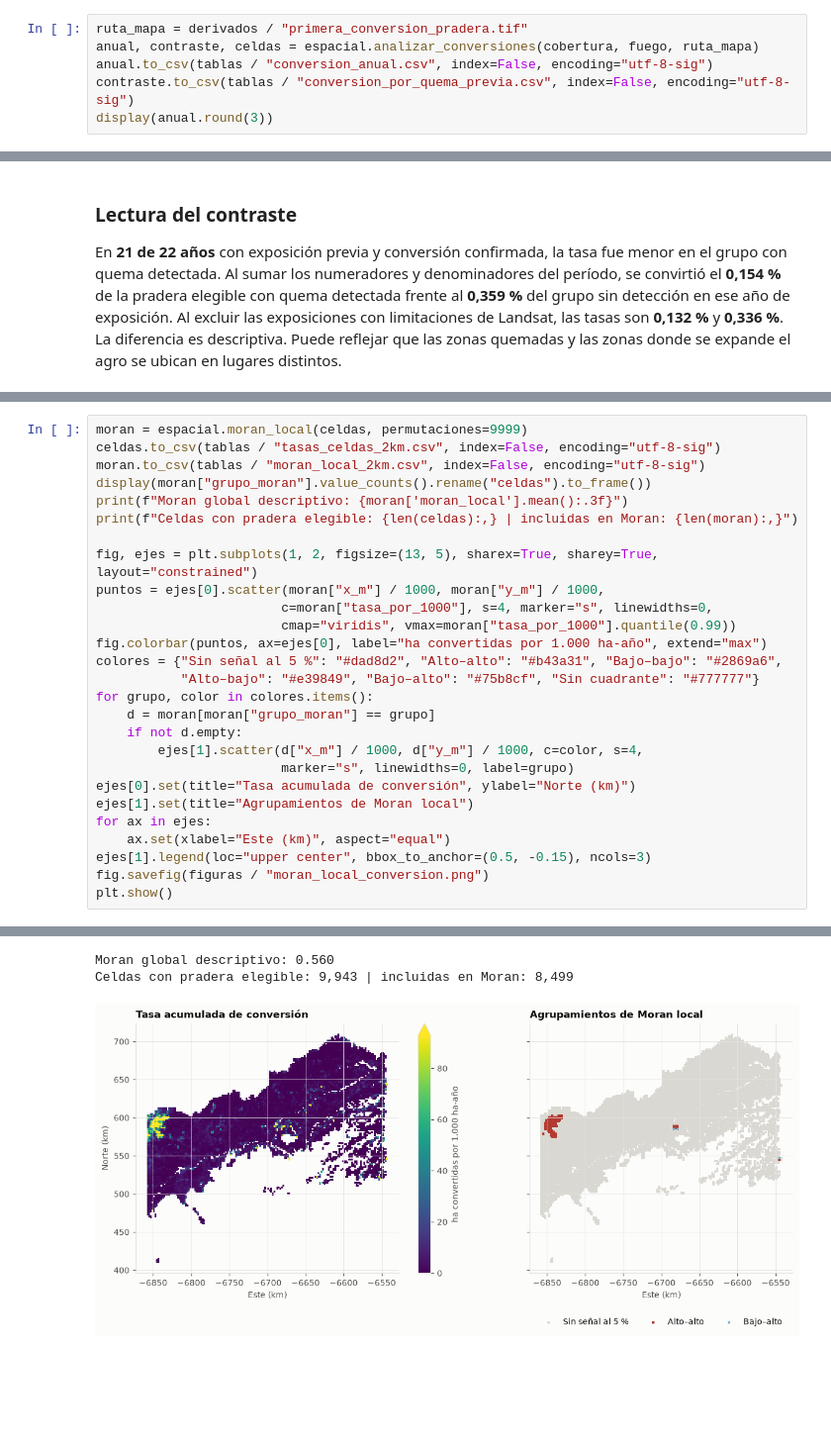
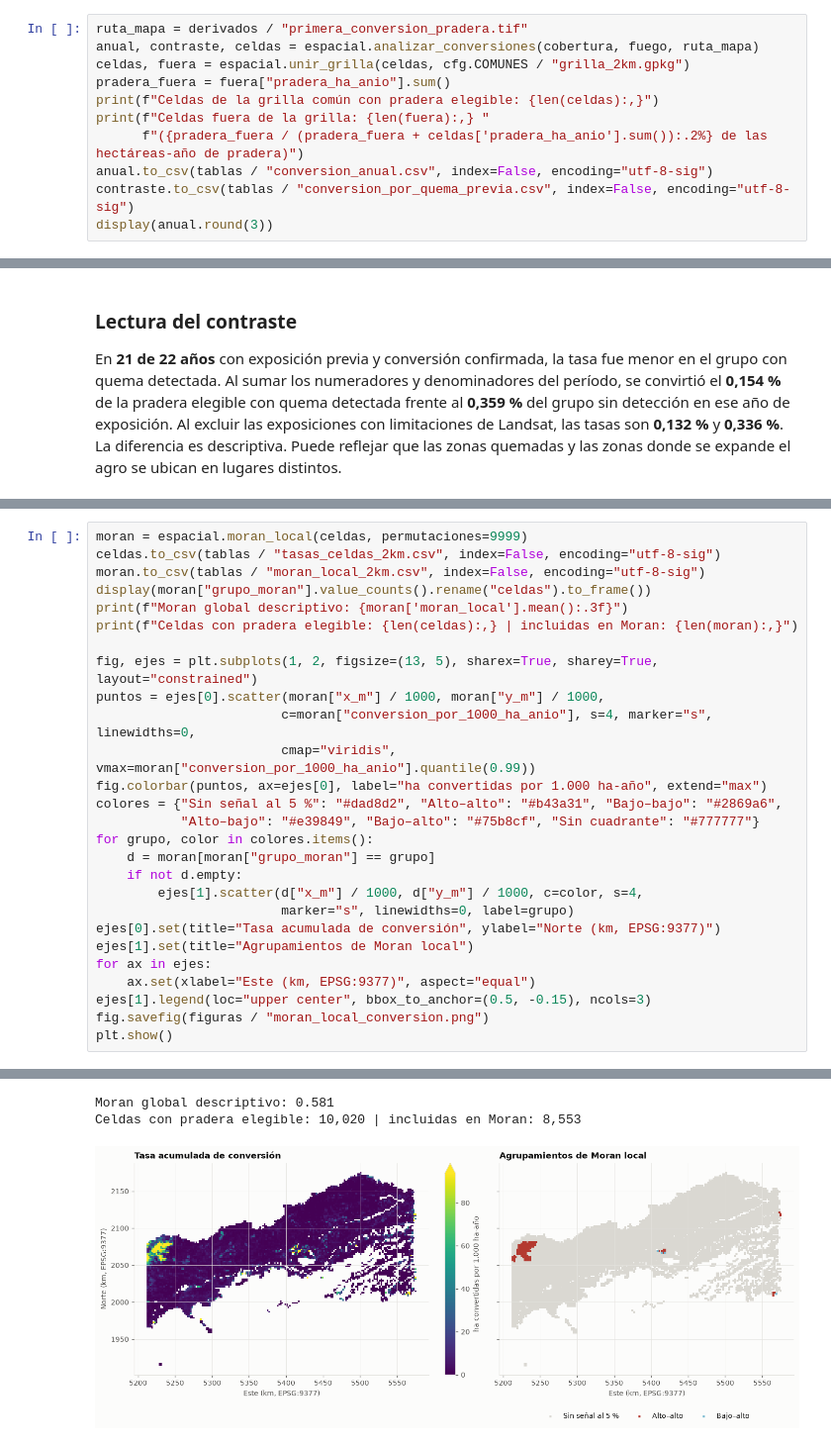
Before and after one commit to DanielFelipeRuizBermudez/Proyecto-ALTILLANURA, a Jupyter notebook: notebooks/50_vinculos/51_cumaribo.ipynb, the cells around one changed output, grey strips where cells are left out. Shown at 99% size. Cells and saved outputs as stored; diff of their text form; blank space fills up the shorter version.

Commit message:
fix: celdas de Cumaribo en la grilla común (EPSG:9377, id_celda)

```diff
--- a/notebooks/50_vinculos/51_cumaribo.ipynb
+++ b/notebooks/50_vinculos/51_cumaribo.ipynb
@@ -90,6 +92,11 @@ Para estudiar quema previa, la función usa la detección de fuego de *t−2*, u
 # %%
 ruta_mapa = derivados / "primera_conversion_pradera.tif"
 anual, contraste, celdas = espacial.analizar_conversiones(cobertura, fuego, ruta_mapa)
+celdas, fuera = espacial.unir_grilla(celdas, cfg.COMUNES / "grilla_2km.gpkg")
+pradera_fuera = fuera["pradera_ha_anio"].sum()
+print(f"Celdas de la grilla común con pradera elegible: {len(celdas):,}")
+print(f"Celdas fuera de la grilla: {len(fuera):,} "
+      f"({pradera_fuera / (pradera_fuera + celdas['pradera_ha_anio'].sum()):.2%} de las hectáreas-año de pradera)")
 anual.to_csv(tablas / "conversion_anual.csv", index=False, encoding="utf-8-sig")
 contraste.to_csv(tablas / "conversion_por_quema_previa.csv", index=False, encoding="utf-8-sig")
 display(anual.round(3))
@@ -195,8 +204,8 @@ print(f"Celdas con pradera elegible: {len(celdas):,} | incluidas en Moran: {len(
 
 fig, ejes = plt.subplots(1, 2, figsize=(13, 5), sharex=True, sharey=True, layout="constrained")
 puntos = ejes[0].scatter(moran["x_m"] / 1000, moran["y_m"] / 1000,
-                        c=moran["tasa_por_1000"], s=4, marker="s", linewidths=0,
-                        cmap="viridis", vmax=moran["tasa_por_1000"].quantile(0.99))
+                        c=moran["conversion_por_1000_ha_anio"], s=4, marker="s", linewidths=0,
+                        cmap="viridis", vmax=moran["conversion_por_1000_ha_anio"].quantile(0.99))
 fig.colorbar(puntos, ax=ejes[0], label="ha convertidas por 1.000 ha-año", extend="max")
 colores = {"Sin señal al 5 %": "#dad8d2", "Alto–alto": "#b43a31", "Bajo–bajo": "#2869a6",
            "Alto–bajo": "#e39849", "Bajo–alto": "#75b8cf", "Sin cuadrante": "#777777"}
@@ -205,10 +214,10 @@ for grupo, color in colores.items():
     if not d.empty:
         ejes[1].scatter(d["x_m"] / 1000, d["y_m"] / 1000, c=color, s=4,
                         marker="s", linewidths=0, label=grupo)
-ejes[0].set(title="Tasa acumulada de conversión", ylabel="Norte (km)")
+ejes[0].set(title="Tasa acumulada de conversión", ylabel="Norte (km, EPSG:9377)")
 ejes[1].set(title="Agrupamientos de Moran local")
 for ax in ejes:
-    ax.set(xlabel="Este (km)", aspect="equal")
+    ax.set(xlabel="Este (km, EPSG:9377)", aspect="equal")
 ejes[1].legend(loc="upper center", bbox_to_anchor=(0.5, -0.15), ncols=3)
 fig.savefig(figuras / "moran_local_conversion.png")
 plt.show()
@@ -221,6 +230,6 @@ plt.show()
-Moran global descriptivo: 0.560
-Celdas con pradera elegible: 9,943 | incluidas en Moran: 8,499
+Moran global descriptivo: 0.581
+Celdas con pradera elegible: 10,020 | incluidas en Moran: 8,553
-[figure, old version]
+[figure, new version]
 # %% [markdown]
 ### Lectura de Moran
 
```
Also changed, not shown: parts of 7 cells of this notebook, 5 other files.
